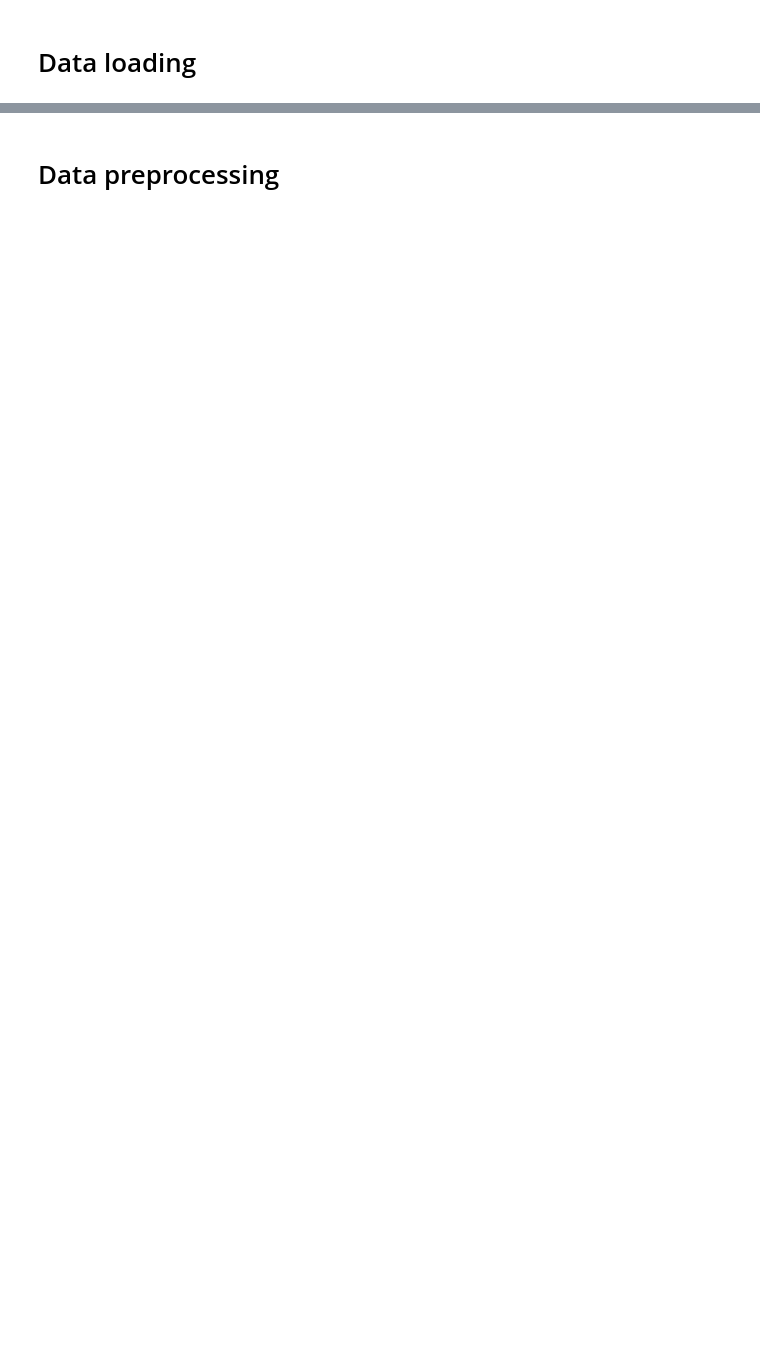
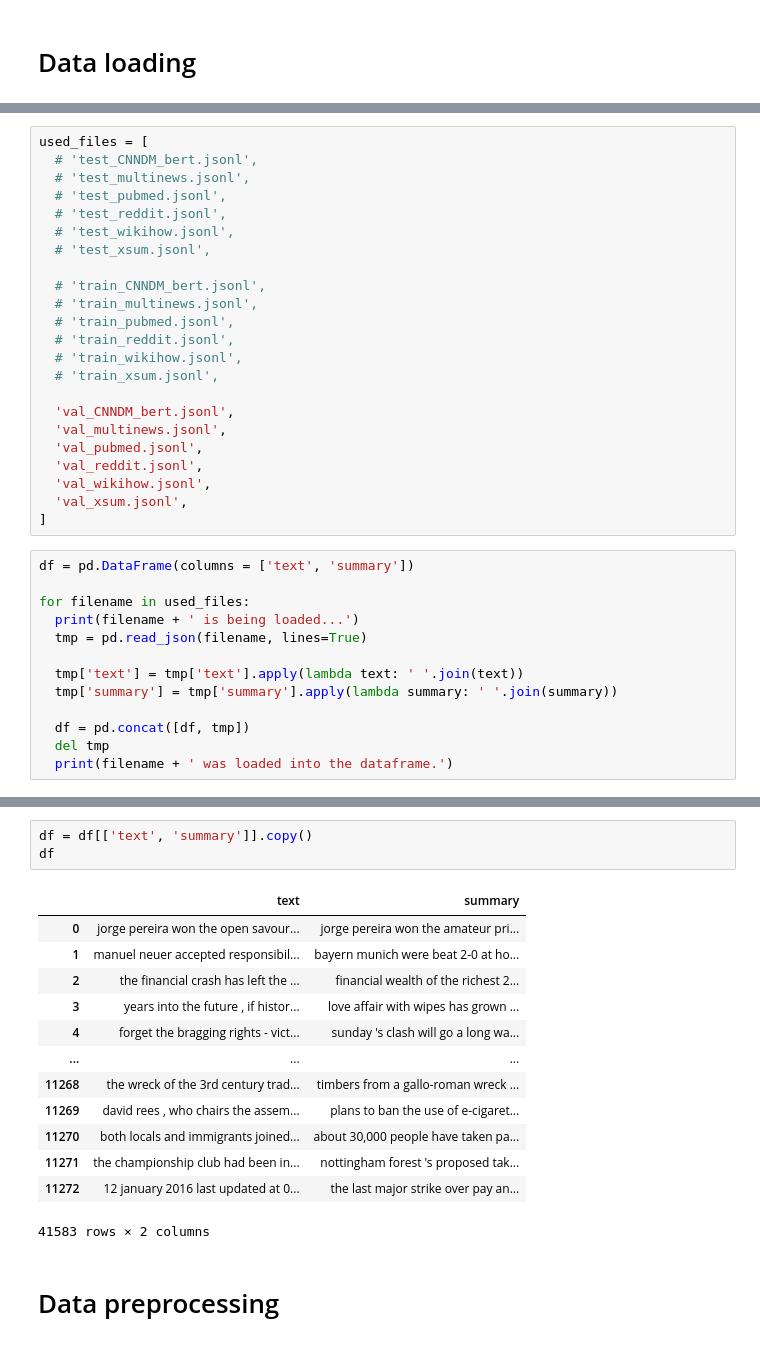
Before and after one commit to thezsanett/textsummarization, a Jupyter notebook: textsum.ipynb, the cells around one changed output, grey strips where cells are left out. Cells and saved outputs as stored; diff of their text form; blank space fills up the shorter version.

Commit message:
Data preprocessing

```diff
--- a/textsum.ipynb
+++ b/textsum.ipynb
@@ -92,0 +57,36 @@ Turkey wonders if this is `` the tip of the iceberg ''
+# %%
+used_files = [
+  # 'test_CNNDM_bert.jsonl',
+  # 'test_multinews.jsonl',
+  # 'test_pubmed.jsonl',
+  # 'test_reddit.jsonl',
+  # 'test_wikihow.jsonl',
+  # 'test_xsum.jsonl',
+
+  # 'train_CNNDM_bert.jsonl',
+  # 'train_multinews.jsonl',
+  # 'train_pubmed.jsonl',
+  # 'train_reddit.jsonl',
+  # 'train_wikihow.jsonl',
+  # 'train_xsum.jsonl',
+
+  'val_CNNDM_bert.jsonl',
+  'val_multinews.jsonl',
+  'val_pubmed.jsonl',
+  'val_reddit.jsonl',
+  'val_wikihow.jsonl',
+  'val_xsum.jsonl',
+]
+# %%
+df = pd.DataFrame(columns = ['text', 'summary'])
+
+for filename in used_files:
+  print(filename + ' is being loaded...')
+  tmp = pd.read_json(filename, lines=True)
+
+  tmp['text'] = tmp['text'].apply(lambda text: ' '.join(text))
+  tmp['summary'] = tmp['summary'].apply(lambda summary: ' '.join(summary))
+
+  df = pd.concat([df, tmp])
+  del tmp
+  print(filename + ' was loaded into the dataframe.')
@@ -93,2 +119,19 @@ Turkey wonders if this is `` the tip of the iceberg ''
+# %%
+df = df[['text', 'summary']].copy()
+df
+# %% [output]
+|  | text | summary |
+| 0 | jorge pereira won the open savour... | jorge pereira won the amateur pri... |
+| 1 | manuel neuer accepted responsibil... | bayern munich were beat 2-0 at ho... |
+| 2 | the financial crash has left the ... | financial wealth of the richest 2... |
+| 3 | years into the future , if histor... | love affair with wipes has grown ... |
+| 4 | forget the bragging rights - vict... | sunday 's clash will go a long wa... |
+| ... | ... | ... |
+| 11268 | the wreck of the 3rd century trad... | timbers from a gallo-roman wreck ... |
+| 11269 | david rees , who chairs the assem... | plans to ban the use of e-cigaret... |
+| 11270 | both locals and immigrants joined... | about 30,000 people have taken pa... |
+| 11271 | the championship club had been in... | nottingham forest 's proposed tak... |
+| 11272 | 12 january 2016 last updated at 0... | the last major strike over pay an... |
+41583 rows × 2 columns
 # %% [markdown]
 # Data preprocessing
```
Also changed, not shown: parts of 28 cells of this notebook.
